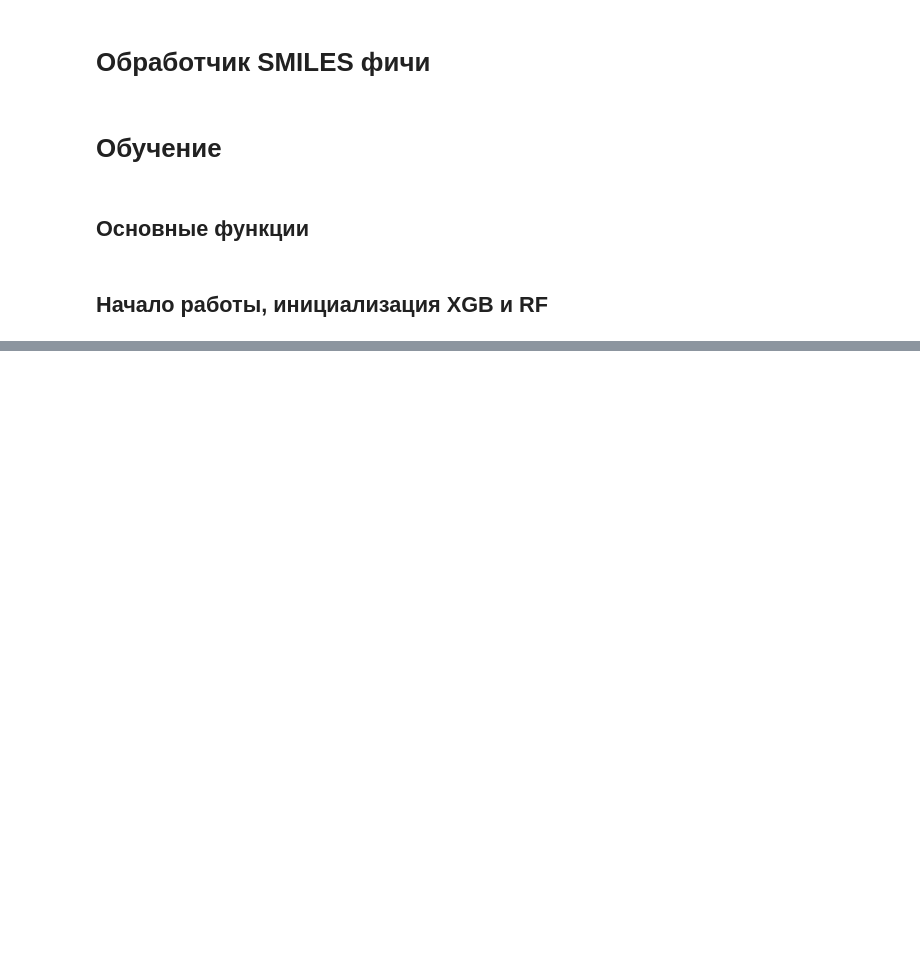
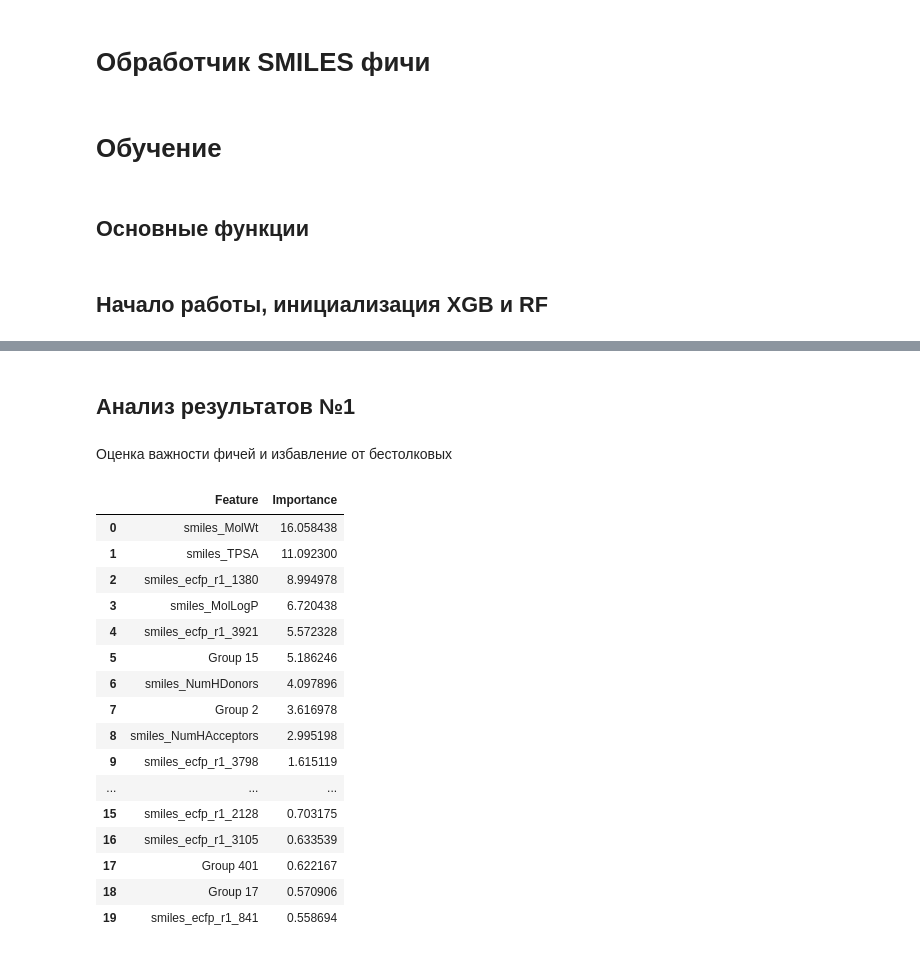
Before and after one commit to Mister-0-Zero/melting_point, a Jupyter notebook: main.ipynb, the cells around one changed output, grey strips where cells are left out. Saved outputs shown, nothing was run; the diff lists cells and outputs as text; code cells hidden in the pictures; blank space fills up the shorter version.

```diff
--- a/main.ipynb
+++ b/main.ipynb
@@ -137,8 +161,16 @@ def study_model(model, X_train, y_train, X_valid, y_valid):
 ## Начало работы, инициализация XGB и RF
 # %%
 df_train, df_test, df_ex_sub = Export()
+# %%
+param_rf = {'n_estimators': 1000,
+            'random_state': 42,
+            'n_jobs': -1,
+            'max_depth': 10,
+            'max_features': 0.3,
+            'criterion': 'absolute_error',
+            'min_samples_leaf': 2}
 # %%
-model_rf_ = RandomForestRegressor(n_estimators=600, max_depth=None, n_jobs=-1, random_state=42)
+model_rf_ = RandomForestRegressor(**param_rf)
 model_rf_pipline = create_pipline(model_rf_, "rf")
 model_rf_after_fit = study_model(model_rf_pipline, X_train, y_train, X_valid, y_valid)
 # %% [output]
@@ -163,0 +202,33 @@ MAE: 30.4720
+# %% [markdown]
+## Анализ результатов №1
+# %% [markdown]
+Оценка важности фичей и избавление от бестолковых
+# %%
+def create_feature_imp_table(model, title):
+    feature_name = model.named_steps['prep'].get_feature_names_out()
+    importances = model.named_steps[f'{title}'].feature_importances_
+    fi_table = feature_imp_table(feature_name, importances)
+    return fi_table
+# %%
+fi_table_rf = create_feature_imp_table(model_rf_after_fit, "rf")
+fi_table_xgb = create_feature_imp_table(model_xgb_after_fit, "xgb")
+# %%
+fi_table_rf.head(20)
+# %% [output]
+|  | Feature | Importance |
+| 0 | smiles_MolWt | 16.058438 |
+| 1 | smiles_TPSA | 11.092300 |
+| 2 | smiles_ecfp_r1_1380 | 8.994978 |
+| 3 | smiles_MolLogP | 6.720438 |
+| 4 | smiles_ecfp_r1_3921 | 5.572328 |
+| 5 | Group 15 | 5.186246 |
+| 6 | smiles_NumHDonors | 4.097896 |
+| 7 | Group 2 | 3.616978 |
+| 8 | smiles_NumHAcceptors | 2.995198 |
+| 9 | smiles_ecfp_r1_3798 | 1.615119 |
+| ... | ... | ... |
+| 15 | smiles_ecfp_r1_2128 | 0.703175 |
+| 16 | smiles_ecfp_r1_3105 | 0.633539 |
+| 17 | Group 401 | 0.622167 |
+| 18 | Group 17 | 0.570906 |
+| 19 | smiles_ecfp_r1_841 | 0.558694 |
```
Also changed, not shown: parts of 36 cells of this notebook, 7 other files.
